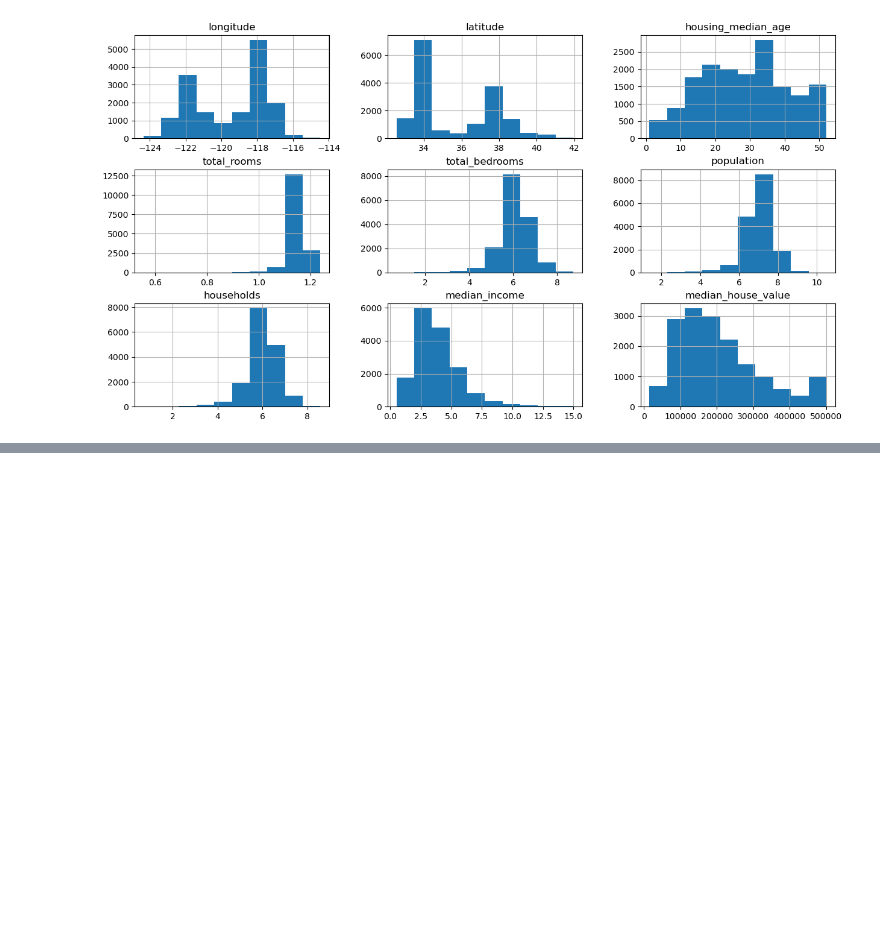
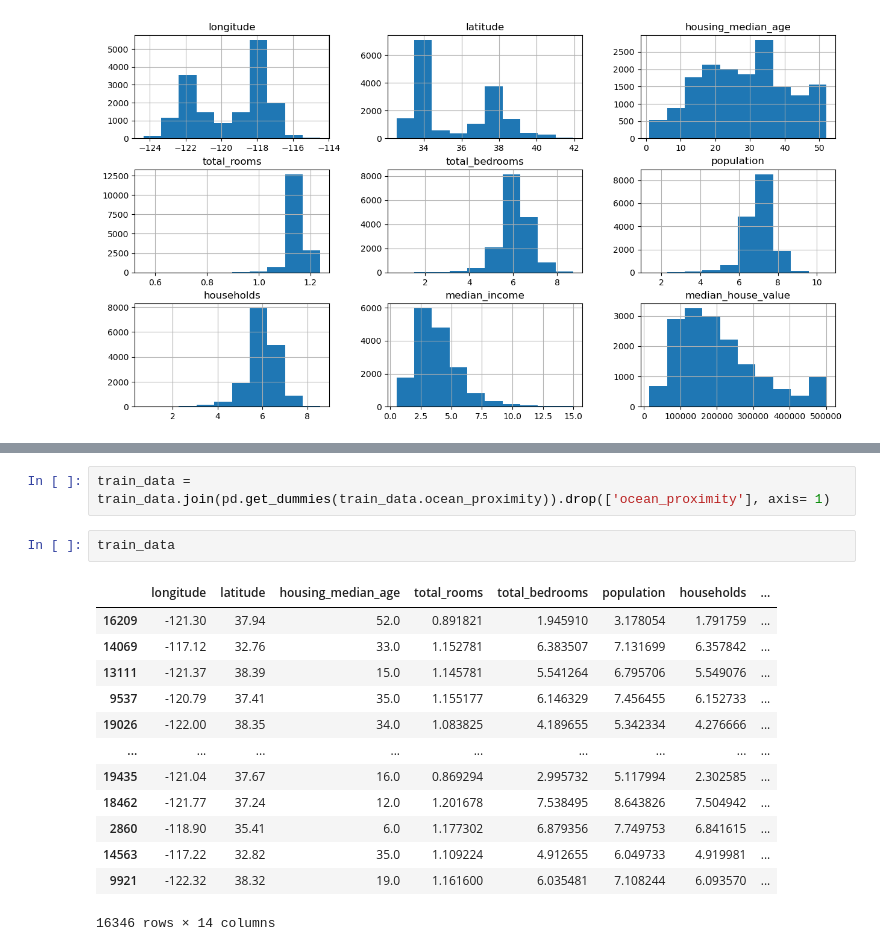
Before and after one commit to myehya1/house_price_prediction, a Jupyter notebook: notebooks/House_Price_Prediction.ipynb, the cells around one changed output, grey strips where cells are left out. Cells and saved outputs as stored; diff of their text form; blank space fills up the shorter version.

```diff
--- a/notebooks/House_Price_Prediction.ipynb
+++ b/notebooks/House_Price_Prediction.ipynb
@@ -133,0 +144,18 @@ array([[<AxesSubplot:title={'center':'longitude'}>,
+# %%
+train_data = train_data.join(pd.get_dummies(train_data.ocean_proximity)).drop(['ocean_proximity'], axis= 1)
+# %%
+train_data
+# %% [output]
+|  | longitude | latitude | housing_median_age | total_rooms | total_bedrooms | population | households | ... |
+| 16209 | -121.30 | 37.94 | 52.0 | 0.891821 | 1.945910 | 3.178054 | 1.791759 | ... |
+| 14069 | -117.12 | 32.76 | 33.0 | 1.152781 | 6.383507 | 7.131699 | 6.357842 | ... |
+| 13111 | -121.37 | 38.39 | 15.0 | 1.145781 | 5.541264 | 6.795706 | 5.549076 | ... |
+| 9537 | -120.79 | 37.41 | 35.0 | 1.155177 | 6.146329 | 7.456455 | 6.152733 | ... |
+| 19026 | -122.00 | 38.35 | 34.0 | 1.083825 | 4.189655 | 5.342334 | 4.276666 | ... |
+| ... | ... | ... | ... | ... | ... | ... | ... | ... |
+| 19435 | -121.04 | 37.67 | 16.0 | 0.869294 | 2.995732 | 5.117994 | 2.302585 | ... |
+| 18462 | -121.77 | 37.24 | 12.0 | 1.201678 | 7.538495 | 8.643826 | 7.504942 | ... |
+| 2860 | -118.90 | 35.41 | 6.0 | 1.177302 | 6.879356 | 7.749753 | 6.841615 | ... |
+| 14563 | -117.22 | 32.82 | 35.0 | 1.109224 | 4.912655 | 6.049733 | 4.919981 | ... |
+| 9921 | -122.32 | 38.32 | 19.0 | 1.161600 | 6.035481 | 7.108244 | 6.093570 | ... |
+16346 rows × 14 columns
```
Also changed, not shown: parts of 6 cells of this notebook.
